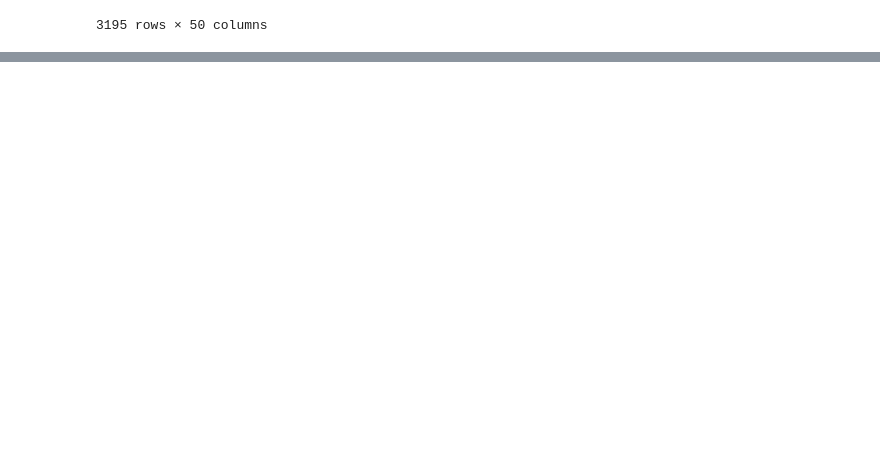
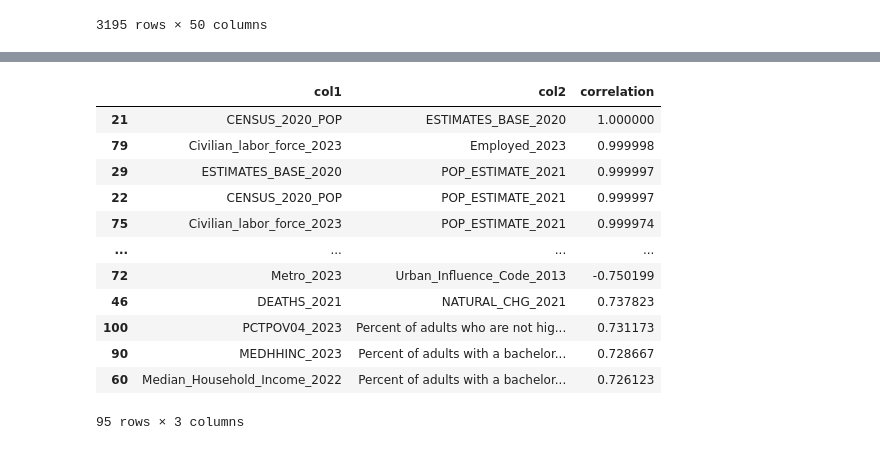
Before and after one commit to kneshio/cs441_project, a Jupyter notebook: main.ipynb, the cells around one changed output, grey strips where cells are left out. Cells and saved outputs as stored; diff of their text form; code cells hidden in the pictures; blank space fills up the shorter version.

Commit message:
updated notebook to show merged correlation

```diff
--- a/main.ipynb
+++ b/main.ipynb
@@ -370,0 +355,3 @@ correlated_pairs(merged)
+# %%
+mcorr = correlated_pairs(merged)
+mcorr
@@ -370,0 +384,16 @@ correlated_pairs(merged)
+# %%
+mcorr[mcorr['correlation'] != 1]
+# %% [output]
+|  | col1 | col2 | correlation |
+| 21 | CENSUS_2020_POP | ESTIMATES_BASE_2020 | 1.000000 |
+| 79 | Civilian_labor_force_2023 | Employed_2023 | 0.999998 |
+| 29 | ESTIMATES_BASE_2020 | POP_ESTIMATE_2021 | 0.999997 |
+| 22 | CENSUS_2020_POP | POP_ESTIMATE_2021 | 0.999997 |
+| 75 | Civilian_labor_force_2023 | POP_ESTIMATE_2021 | 0.999974 |
+| ... | ... | ... | ... |
+| 72 | Metro_2023 | Urban_Influence_Code_2013 | -0.750199 |
+| 46 | DEATHS_2021 | NATURAL_CHG_2021 | 0.737823 |
+| 100 | PCTPOV04_2023 | Percent of adults who are not hig... | 0.731173 |
+| 90 | MEDHHINC_2023 | Percent of adults with a bachelor... | 0.728667 |
+| 60 | Median_Household_Income_2022 | Percent of adults with a bachelor... | 0.726123 |
+95 rows × 3 columns
```
Also changed, not shown: parts of 3 cells of this notebook.
